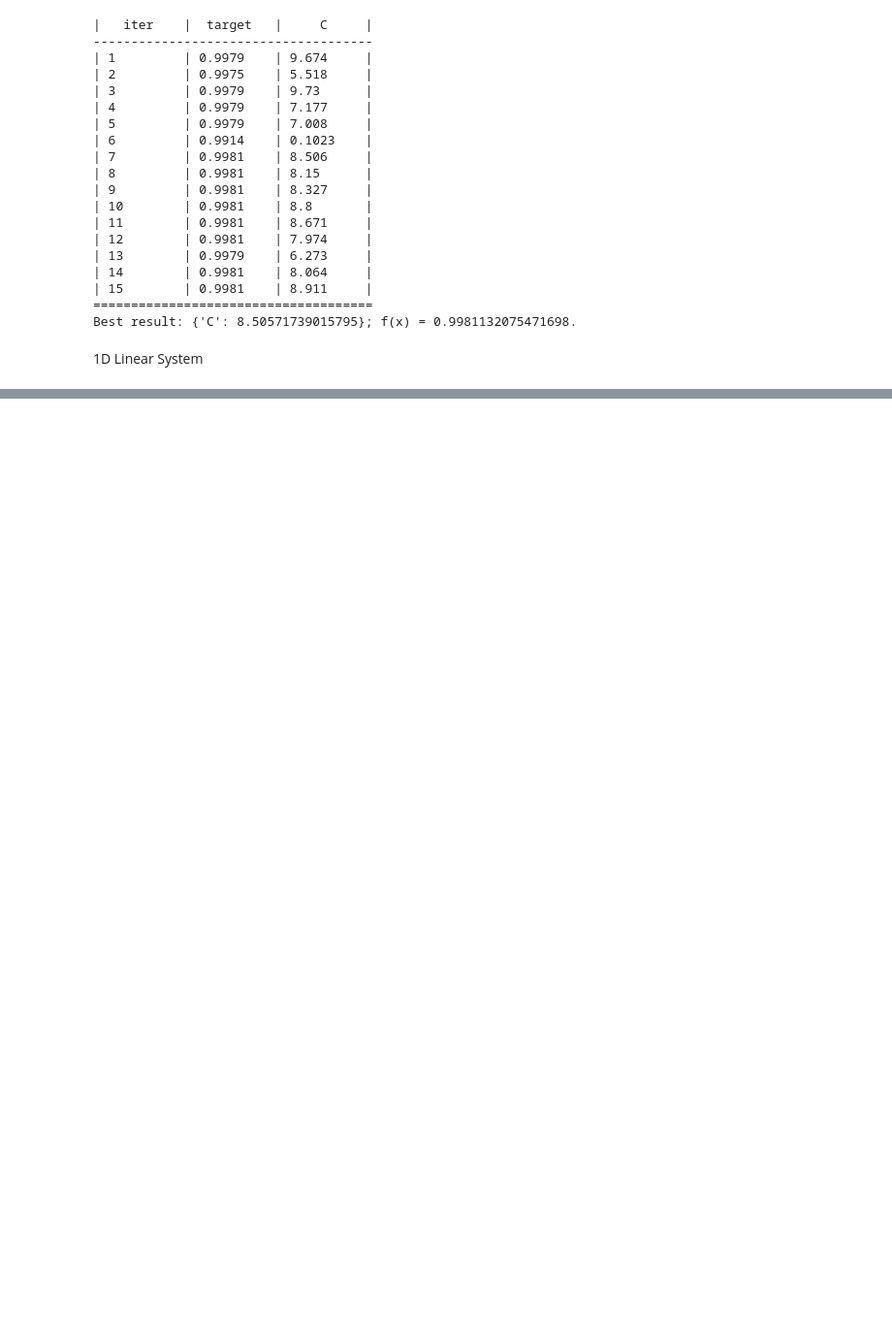
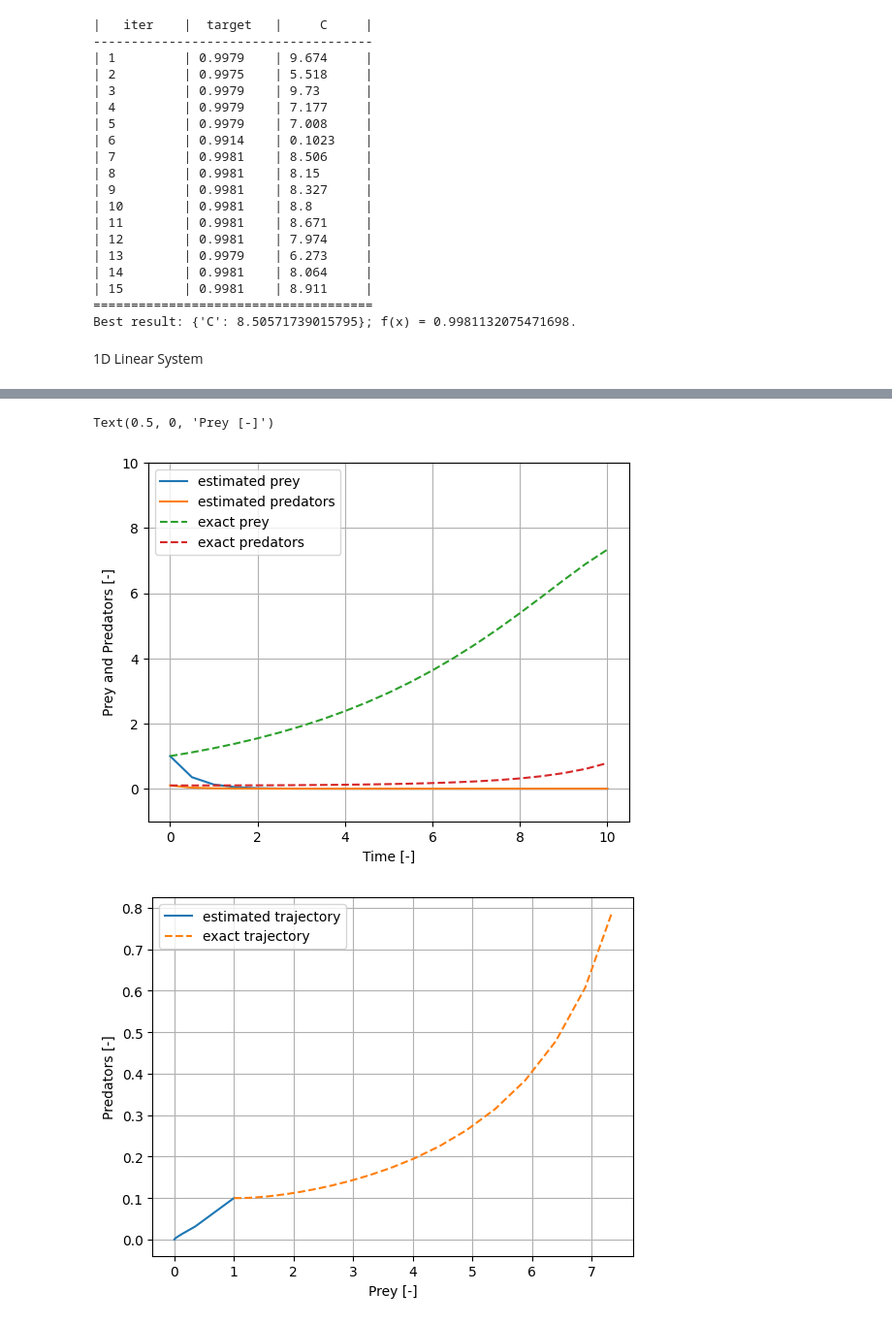
Before and after one commit to Adrianominora/Prevision, a Jupyter notebook: scripts/Bayesian.ipynb, the cells around one changed output, grey strips where cells are left out. Shown at 97% size. Cells and saved outputs as stored; diff of their text form; code cells hidden in the pictures; blank space fills up the shorter version.

```diff
--- a/scripts/Bayesian.ipynb
+++ b/scripts/Bayesian.ipynb
@@ -138,0 +236,23 @@ optimizer.maximize()
+# %%
+plt.figure()
+plt.grid(True)
+plt.plot(tt,x_hat[:,0], label='estimated prey')
+plt.plot(tt,x_hat[:,1], label='estimated predators')
+plt.plot(tt,x_ex[:,0], label='exact prey', linestyle='--')
+plt.plot(tt,x_ex[:,1], label='exact predators', linestyle='--')
+plt.legend()
+plt.ylabel('Prey and Predators [-]')
+plt.xlabel('Time [-]')
+plt.ylim((-1,10))
+
+plt.figure()
+plt.grid(True)
+plt.plot(x_hat[:,0],x_hat[:,1], label='estimated trajectory')
+plt.plot(x_ex[:,0],x_ex[:,1], label='exact trajectory', linestyle='--')
+plt.legend()
+plt.ylabel('Predators [-]')
+plt.xlabel('Prey [-]')
+# %% [output]
+Text(0.5, 0, 'Prey [-]')
+[figure, added]
+[figure, added]
```
Also changed, not shown: parts of 4 cells of this notebook, 7 other files.
